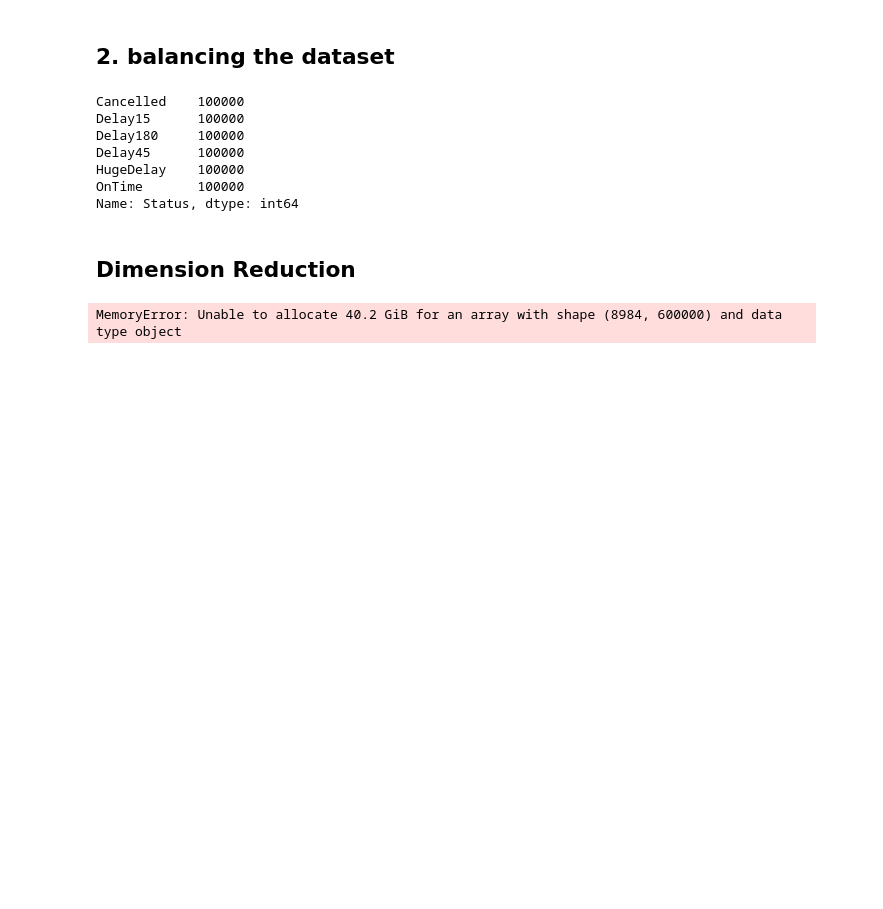
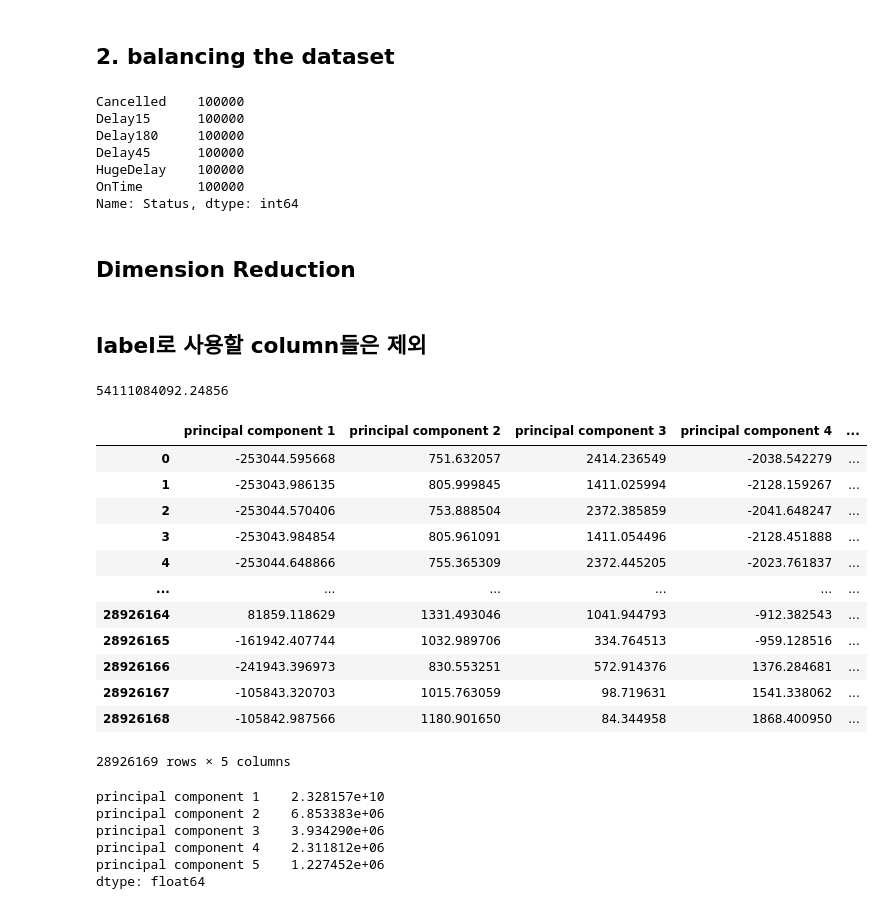
Before and after one commit to syunwi2/Flight_Delay_Prediction, a Jupyter notebook: MK_Fight_Dealy_Prediction.ipynb, the cells around one changed output. Drawn from its saved outputs; the diff is of its cells as text; code cells hidden in the pictures; blank space fills up the shorter version.

```diff
--- a/MK_Fight_Dealy_Prediction.ipynb
+++ b/MK_Fight_Dealy_Prediction.ipynb
@@ -241,11 +244,11 @@ dtype: object
 # %% [markdown]
 ## 1. classification the dataset with amount of delay
 # %%
-df['OnTime'] = df['DepDelayMinutes'] == 0
-df['Delay15'] = (df['DepDelayMinutes'] <= 15) & (df['DepDelayMinutes'] > 0)
-df['Delay45'] = (df['DepDelayMinutes'] <= 45) & (df['DepDelayMinutes'] > 15)
-df['Delay180'] = (df['DepDelayMinutes'] <= 180) & (df['DepDelayMinutes'] > 45)
-df['HugeDelay'] = df['DepDelayMinutes'] > 180
+df['OnTime'] = (df['DepDelay'] <= 0)
+df['Delay15'] = (df['DepDelay'] <= 15) & (df['DepDelayMinutes'] > 0)
+df['Delay45'] = (df['DepDelay'] <= 45) & (df['DepDelayMinutes'] > 15)
+df['Delay180'] = (df['DepDelay'] <= 180) & (df['DepDelayMinutes'] > 45)
+df['HugeDelay'] = df['DepDelay'] > 180
 
 # If Cancelled it should not be marked as having a delay
 df.loc[df['Cancelled'], 'OnTime'] = False
@@ -284,10 +281,39 @@ OnTime       100000
 Name: Status, dtype: int64
 # %% [markdown]
 ## Dimension Reduction
+# %% [markdown]
+## label로 사용할 column들은 제외
+# %%
+x = df.drop(['Cancelled', 'DepDelay'], axis=1)
+# %%
+x.values.var()
+# %% [output]
+54111084092.24856
 # %%
 pca = PCA(n_components=5)
-principalComponents = pca.fit_transform(df)
+principalComponents = pca.fit_transform(x)
 principalDf = pd.DataFrame(data = principalComponents, columns = ['principal component 1', 'principal component 2','principal component 3','principal component 4','principal component 5'])
 principalDf
 # %% [output]
+|  | principal component 1 | principal component 2 | principal component 3 | principal component 4 | ... |
+| 0 | -253044.595668 | 751.632057 | 2414.236549 | -2038.542279 | ... |
+| 1 | -253043.986135 | 805.999845 | 1411.025994 | -2128.159267 | ... |
+| 2 | -253044.570406 | 753.888504 | 2372.385859 | -2041.648247 | ... |
+| 3 | -253043.984854 | 805.961091 | 1411.054496 | -2128.451888 | ... |
+| 4 | -253044.648866 | 755.365309 | 2372.445205 | -2023.761837 | ... |
+| ... | ... | ... | ... | ... | ... |
+| 28926164 | 81859.118629 | 1331.493046 | 1041.944793 | -912.382543 | ... |
+| 28926165 | -161942.407744 | 1032.989706 | 334.764513 | -959.128516 | ... |
+| 28926166 | -241943.396973 | 830.553251 | 572.914376 | 1376.284681 | ... |
+| 28926167 | -105843.320703 | 1015.763059 | 98.719631 | 1541.338062 | ... |
+| 28926168 | -105842.987566 | 1180.901650 | 84.344958 | 1868.400950 | ... |
-MemoryError: Unable to allocate 40.2 GiB for an array with shape (8984, 600000) and data type object
+28926169 rows × 5 columns
+# %%
+principalDf.var()
+# %% [output]
+principal component 1    2.328157e+10
+principal component 2    6.853383e+06
+principal component 3    3.934290e+06
+principal component 4    2.311812e+06
+principal component 5    1.227452e+06
+dtype: float64
```
Also changed, not shown: parts of 4 cells of this notebook.
